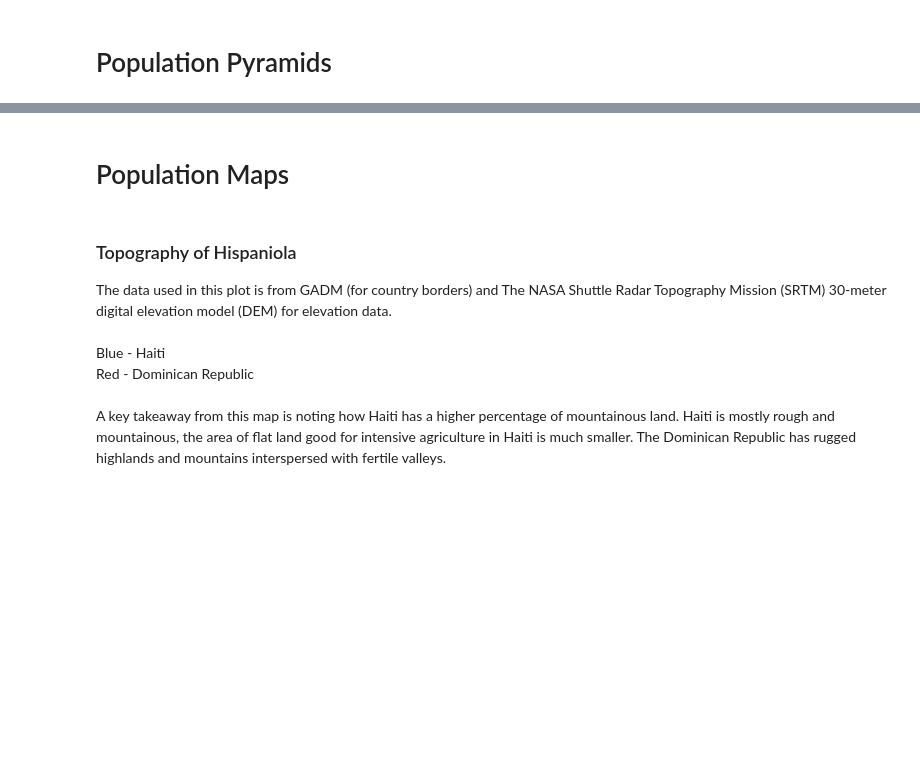
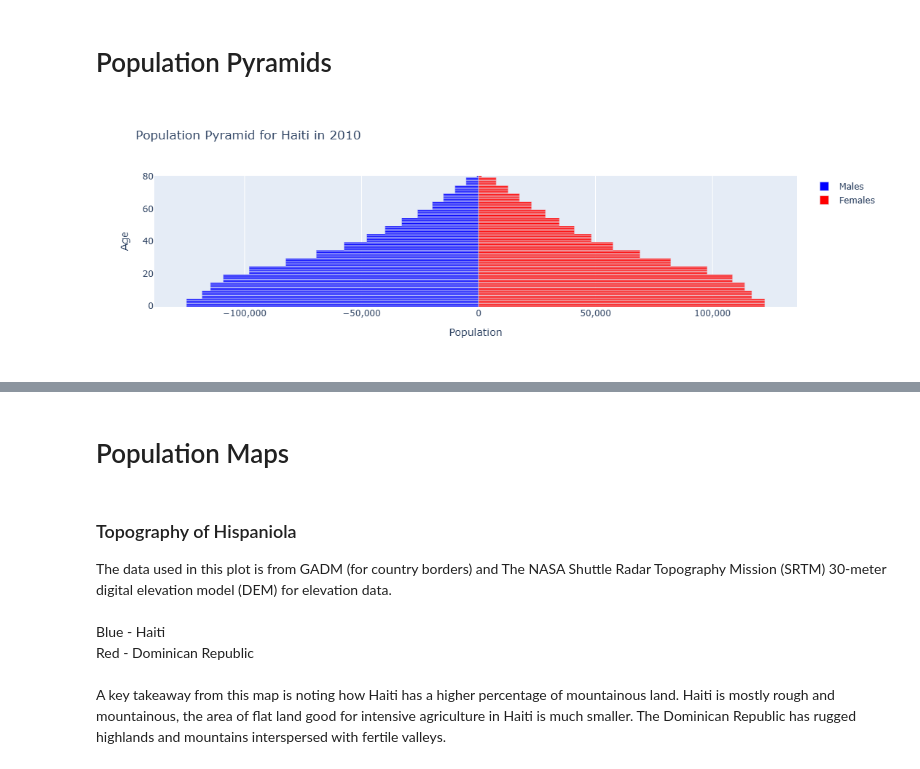
Before and after one commit to panda41983/EEP153_Project1_TeamGaryBecker, a Jupyter notebook: Project_1.ipynb, the cells around one changed output, grey strips where cells are left out. Cells and saved outputs as stored; diff of their text form; code cells hidden in the pictures; blank space fills up the shorter version.

Commit message:
Added more visualizations

```diff
--- a/Project_1.ipynb
+++ b/Project_1.ipynb
@@ -186,8 +204,8 @@ def create_population_dataframe(regions, years, age_range):
 
     return df
 # %%
-population_df = create_population_dataframe(["Haiti"], [1990, 1991, 1992, 1993, 1994, 1995, 1996, 1997, 1998, 1999, 2000, 2001, 2002, 2003, 2004, 2005, 2006, 2007, 2008, 2009, 2010, 2011, 2012, 2023], [0, 80])
-population_df
+population_df_ht = create_population_dataframe(["Haiti"], [1990, 1991, 1992, 1993, 1994, 1995, 1996, 1997, 1998, 1999, 2000, 2001, 2002, 2003, 2004, 2005, 2006, 2007, 2008, 2009, 2010, 2011, 2012, 2023], [0, 80])
+population_df_ht
 # %% [output]
 |  |  | Male Population Age 0 | Female Population Age 0 | Total Population Age 0 | Male Population Age 1 | ... |
 | Region | Year |  |  |  |  | ... |
@@ -273,4 +308,6 @@ def population_pyramid(df, year, region):
     # Show the plot
     fig.show()
 # %%
-population_pyramid(population_df, 2010, "Haiti")
+population_pyramid(population_df_ht, 2010, "Haiti")
+# %% [output]
+[figure, added]
```
Also changed, not shown: parts of 30 cells of this notebook.
